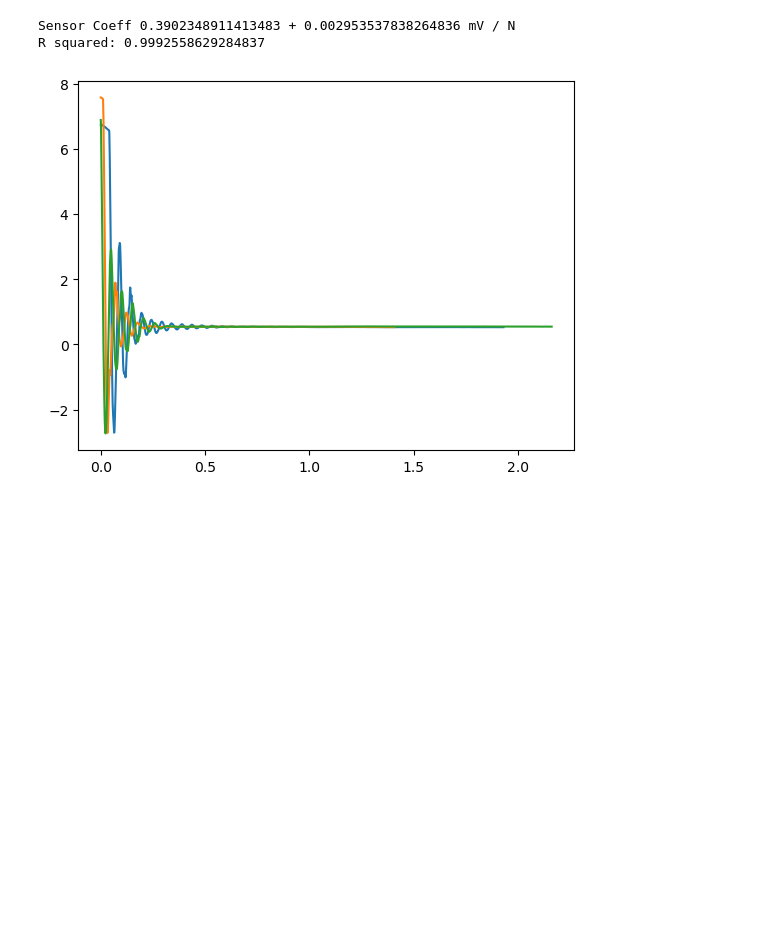
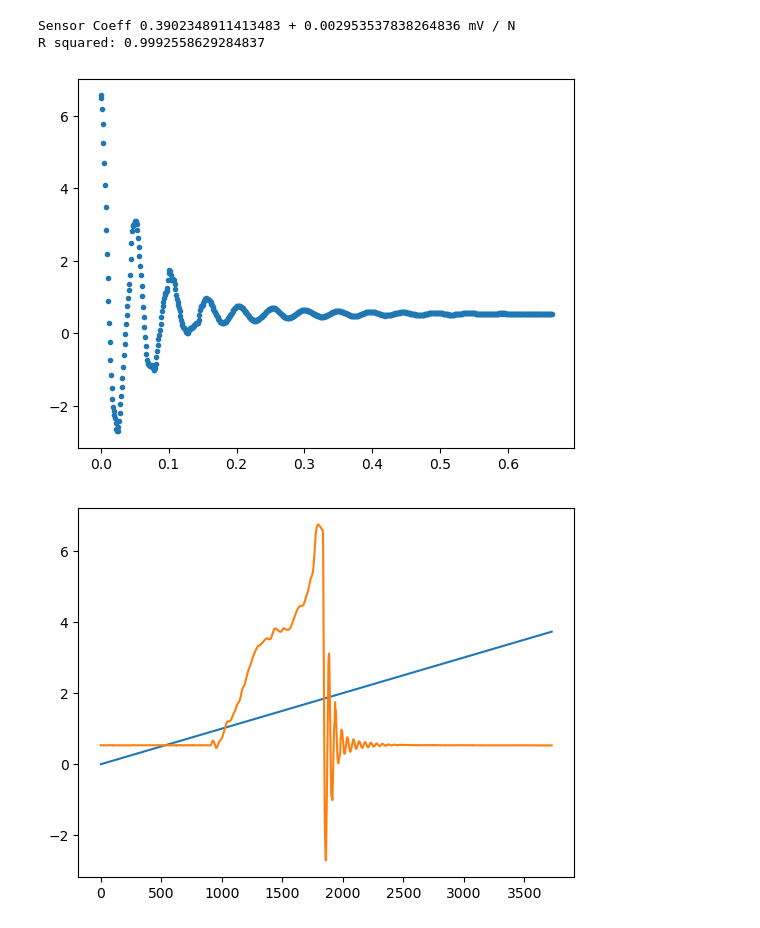
Before and after one commit to lsculv/ECH145A-Lab1, a Jupyter notebook: lab2.ipynb, the cells around one changed output. Cells and saved outputs as stored; diff of their text form; code cells hidden in the pictures; blank space fills up the shorter version.

Commit message:
Add lab 2.2 data and start kappa value calcs

```diff
--- a/lab2.ipynb
+++ b/lab2.ipynb
@@ -122,35 +122,44 @@ om2 = [
 om3 = [
     "./Data/oscillation mass 3/trial1.csv",
     "./Data/oscillation mass 3/trial2.csv",
     "./Data/oscillation mass 3/trial3.csv",
 ]
 omn = [
     "./Data/oscillation no mass/trial1.csv",
     "./Data/oscillation no mass/trial2.csv",
     "./Data/oscillation no mass/trial3.csv",
 ]
 
 
 # Load data
 data_osc = [
     test := np.loadtxt(om1[0], delimiter=",", skiprows=7, usecols=[1,2]),
     np.loadtxt(om1[1], delimiter=",", skiprows=7, usecols=[1,2]),
     np.loadtxt(om1[2], delimiter=",", skiprows=7, usecols=[1,2]),
     np.loadtxt(om2[0], delimiter=",", skiprows=7, usecols=[1,2]),
     np.loadtxt(om2[1], delimiter=",", skiprows=7, usecols=[1,2]),
     np.loadtxt(om2[2], delimiter=",", skiprows=7, usecols=[1,2]),
     np.loadtxt(om3[0], delimiter=",", skiprows=7, usecols=[1,2]),
     np.loadtxt(om3[1], delimiter=",", skiprows=7, usecols=[1,2]),
     np.loadtxt(om3[2], delimiter=",", skiprows=7, usecols=[1,2]),
     np.loadtxt(omn[0], delimiter=",", skiprows=7, usecols=[1,2]),
     np.loadtxt(omn[1], delimiter=",", skiprows=7, usecols=[1,2]),
     np.loadtxt(omn[2], delimiter=",", skiprows=7, usecols=[1,2]),
 ]
 
 
-for data in data_osc[:3]:
-    idx = data[:, 1].argmax()
-    time_offset = data[idx, 0]
-    plt.plot(data[idx:, 0] - time_offset, data[idx:, 1])
+#for data in data_osc[:3]:
+#    idx = data[:, 1].argmax()
+#    time_offset = data[idx, 0]
+#    plt.plot(data[idx:, 0] - time_offset, data[idx:, 1])
+
+start_idx = test[:, 1].argmax() + 40
+t_offset = test[start_idx, 0]
+plt.plot(test[start_idx:2500, 0] - t_offset, test[start_idx:2500, 1], '.')
+plt.show()
+
+plt.plot(test)
+plt.show()
 # %% [output]
-[figure, old version]
+[figure, new version]
+[figure, added]
```
Also changed, not shown: parts of 1 cell of this notebook, 10 other files.
